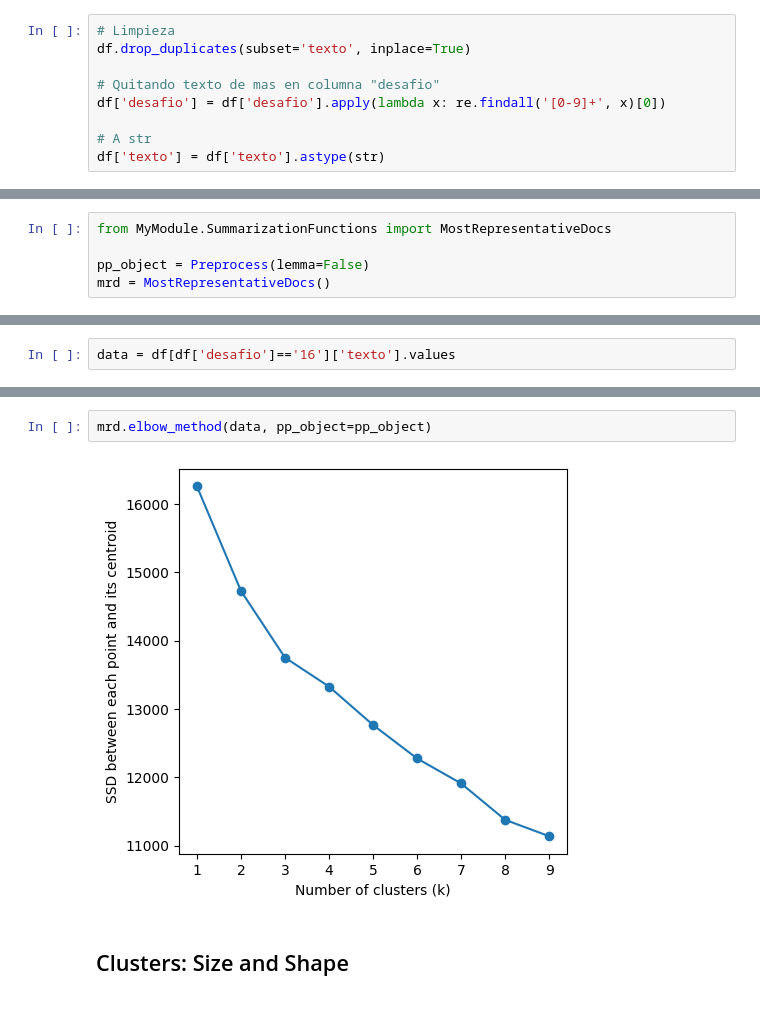
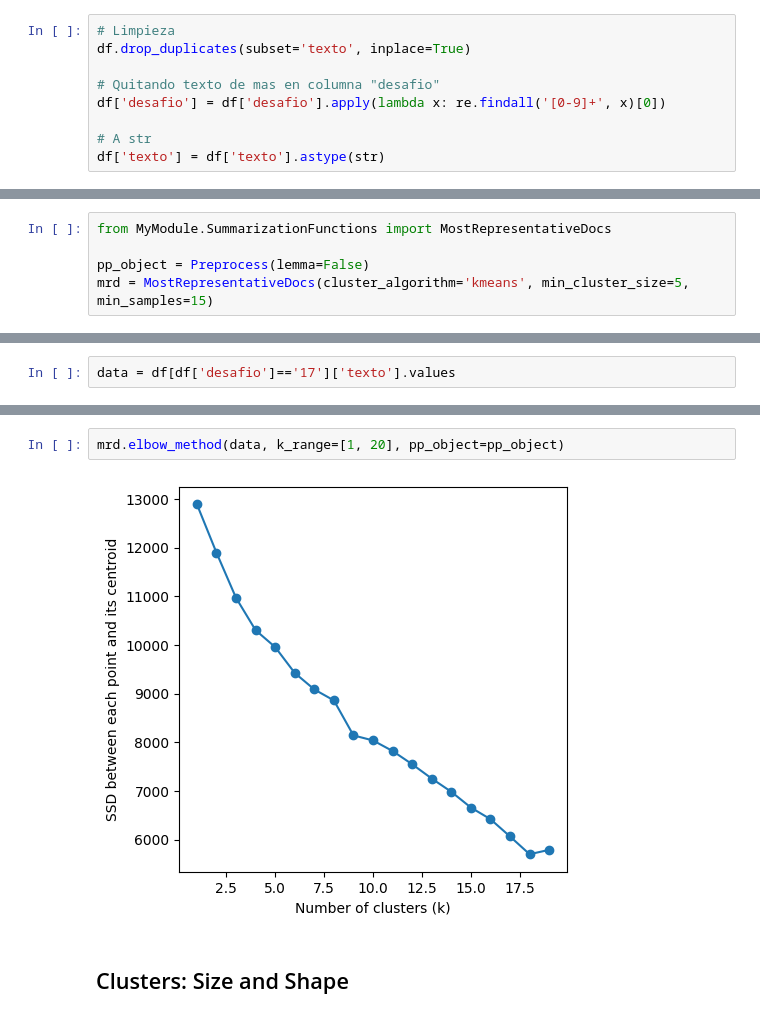
Before and after one commit to felipeaguirre66/PoliticsNLP, a Jupyter notebook: Summarization/summarization.ipynb, the cells around one changed output, grey strips where cells are left out. Cells and saved outputs as stored; diff of their text form.

```diff
--- a/Summarization/summarization.ipynb
+++ b/Summarization/summarization.ipynb
@@ -63,7 +48,7 @@ Desafio 18:
 from MyModule.SummarizationFunctions import MostRepresentativeDocs
 
 pp_object = Preprocess(lemma=False)
-mrd = MostRepresentativeDocs()
+mrd = MostRepresentativeDocs(cluster_algorithm='kmeans', min_cluster_size=5, min_samples=15)
 # %%
 all_res = {}
 for des in df['desafio'].unique():
@@ -75,5 +82,5 @@ for des in df['desafio'].unique():
 # %%
-data = df[df['desafio']=='16']['texto'].values
+data = df[df['desafio']=='17']['texto'].values
 # %%
 pp_object_transformers = Preprocess(lemma=False, stopwords=False, alphanumeric=False, join=False)
 pp_object_word_count = Preprocess(lemma=False)
@@ -89,7 +100,7 @@ mrd.plot_word_counts(data, 4, pp_object_transformers=pp_object_transformers, pp_
 # %%
-mrd.elbow_method(data, pp_object=pp_object)
+mrd.elbow_method(data, k_range=[1, 20], pp_object=pp_object)
 # %% [output]
-[figure, old version]
+[figure, new version]
 # %% [markdown]
 ## Clusters: Size and Shape
 # %%
```
Also changed, not shown: parts of 32 cells of this notebook, 1 other file.
